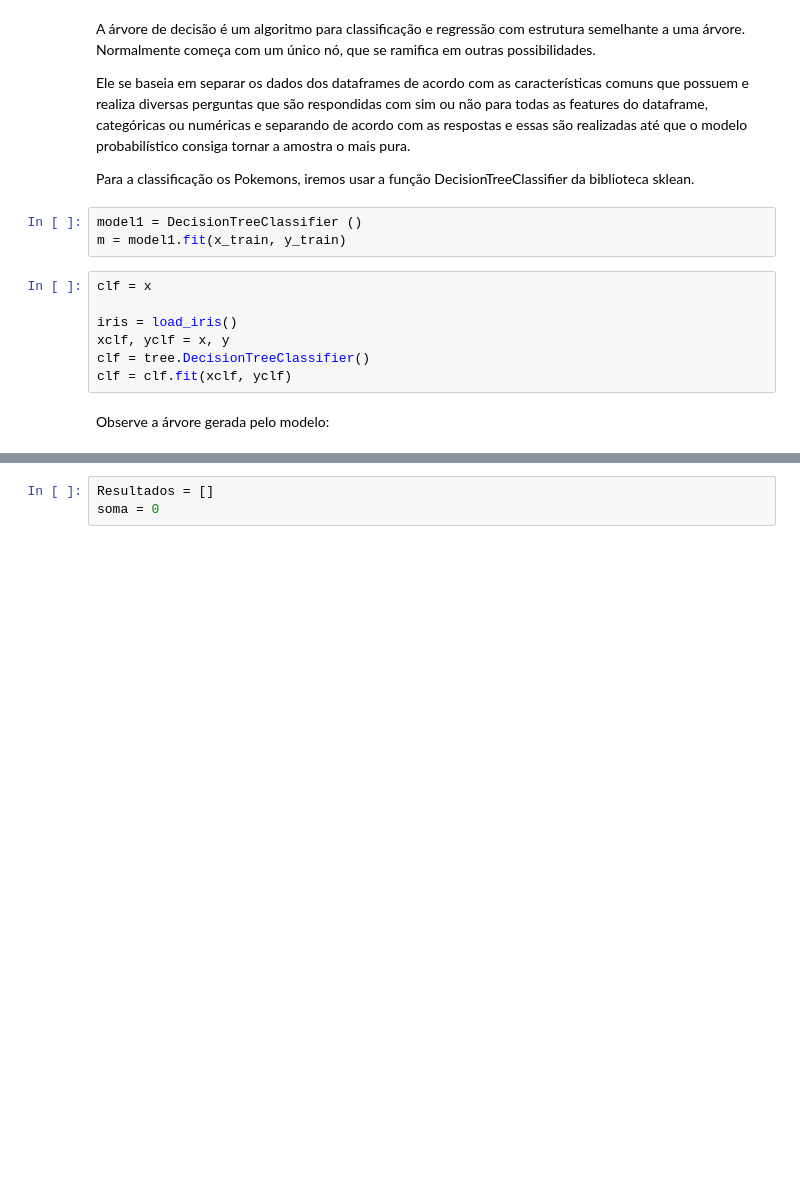
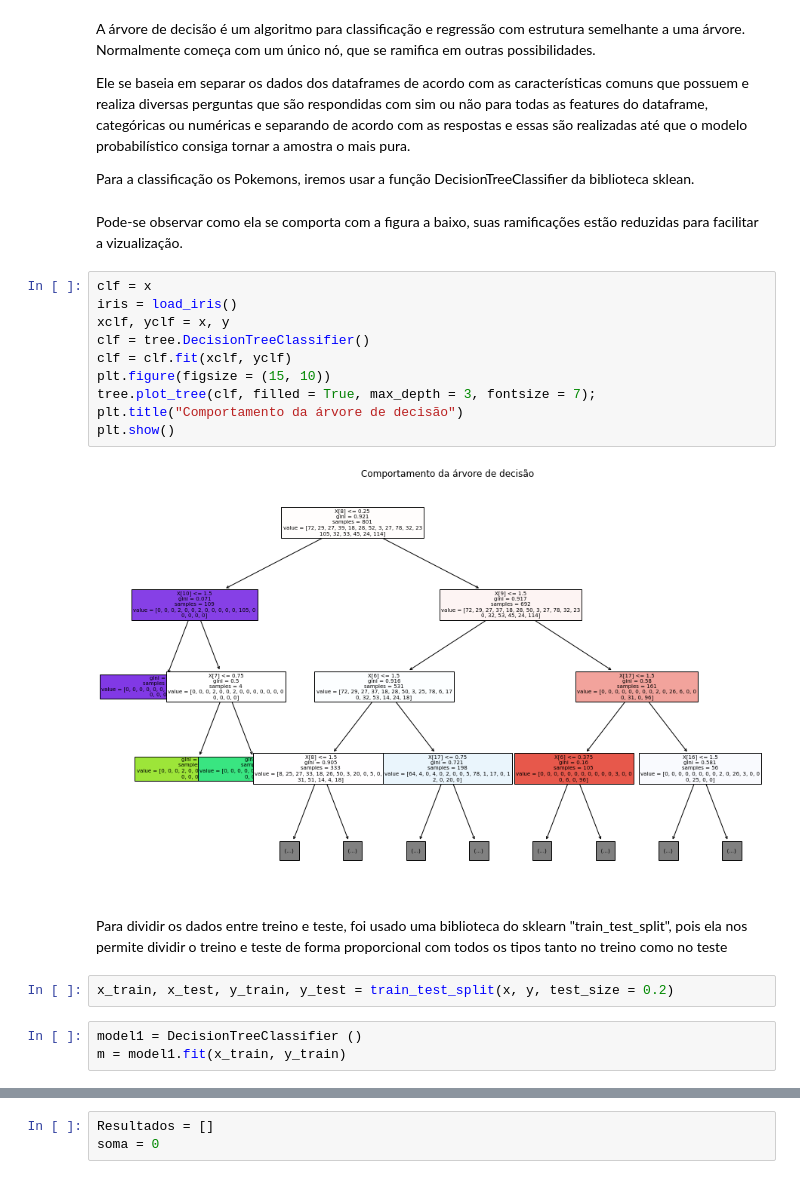
Before and after one commit to marianacscezar/P2--rascunho, a Jupyter notebook: Pokemon.ipynb, the cells around one changed output, grey strips where cells are left out. Drawn from its saved outputs; the diff is of its cells as text; blank space fills up the shorter version.

```diff
--- a/Pokemon.ipynb
+++ b/Pokemon.ipynb
@@ -239,15 +245,24 @@ Ele se baseia em separar os dados dos dataframes de acordo com as característic
 
 
 Para a classificação os Pokemons, iremos usar a função DecisionTreeClassifier da biblioteca sklean.
+# %% [markdown]
+Pode-se observar como ela se comporta com a figura a baixo, suas ramificações estão reduzidas para facilitar a vizualização.
+# %%
+clf = x
+iris = load_iris()
+xclf, yclf = x, y
+clf = tree.DecisionTreeClassifier()
+clf = clf.fit(xclf, yclf)
+plt.figure(figsize = (15, 10))
+tree.plot_tree(clf, filled = True, max_depth = 3, fontsize = 7);
+plt.title("Comportamento da árvore de decisão")
+plt.show()
+# %% [output]
+[figure, added]
+# %% [markdown]
+Para dividir os dados entre treino e teste, foi usado uma biblioteca do sklearn "train_test_split", pois ela nos permite dividir o treino e teste de forma proporcional com todos os tipos tanto no treino como no teste
+# %%
+x_train, x_test, y_train, y_test = train_test_split(x, y, test_size = 0.2)
 # %%
 model1 = DecisionTreeClassifier ()
 m = model1.fit(x_train, y_train)
-# %%
-clf = x
-
-iris = load_iris()
-xclf, yclf = x, y
-clf = tree.DecisionTreeClassifier()
-clf = clf.fit(xclf, yclf)
-# %% [markdown]
-Observe a árvore gerada pelo modelo:
```
Also changed, not shown: parts of 33 cells of this notebook.
